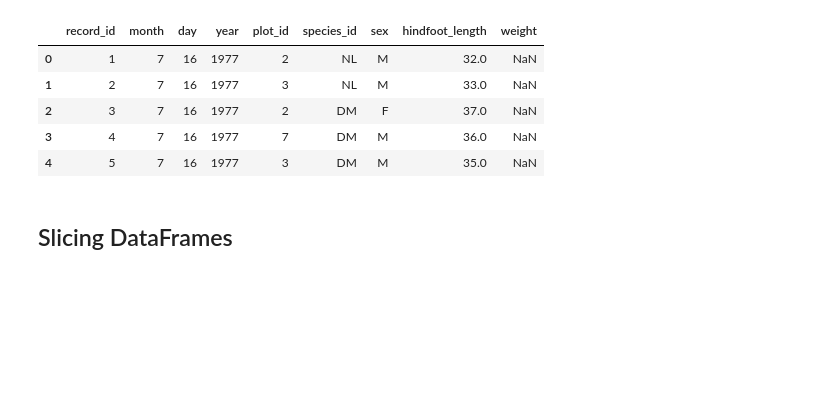
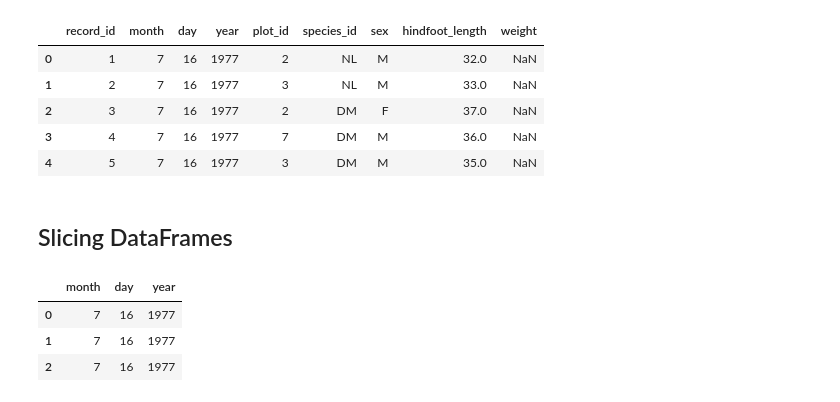
Before and after one commit to ubvu/2023-05-30-python, a Jupyter notebook: notebooks/indexing.ipynb, the cells around one changed output. Drawn from its saved outputs; the diff is of its cells as text; code cells hidden in the pictures; blank space fills up the shorter version.

```diff
--- a/notebooks/indexing.ipynb
+++ b/notebooks/indexing.ipynb
@@ -216,4 +216,10 @@ survey_df.head()
 # %% [markdown]
 ## Slicing DataFrames
 # %%
-# iloce
+# iloc[row slicing, column slicing]
+survey_df.iloc[0:3, 1:4]
+# %% [output]
+|  | month | day | year |
+| 0 | 7 | 16 | 1977 |
+| 1 | 7 | 16 | 1977 |
+| 2 | 7 | 16 | 1977 |
```
Also changed, not shown: parts of 1 cell of this notebook.
